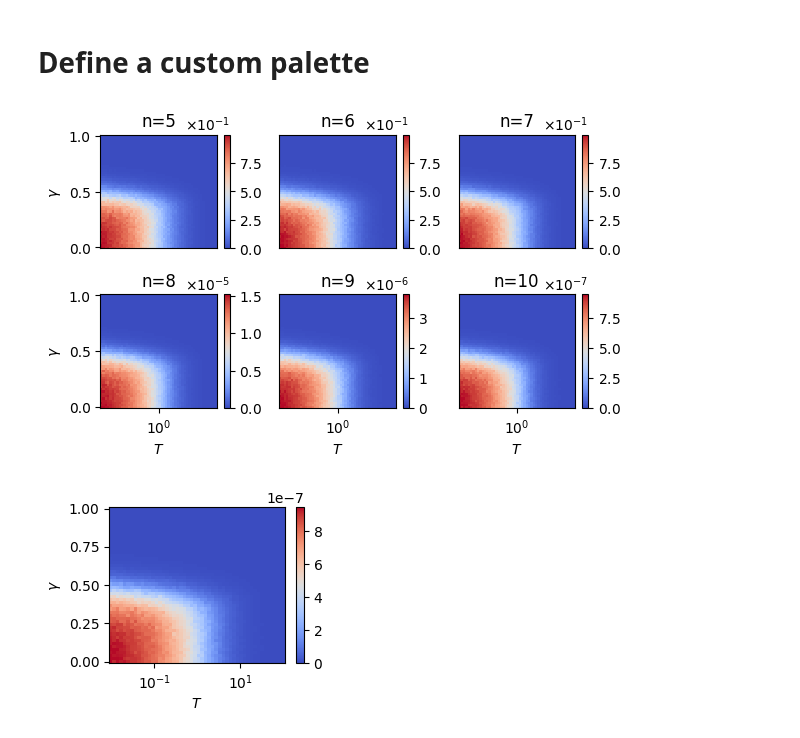
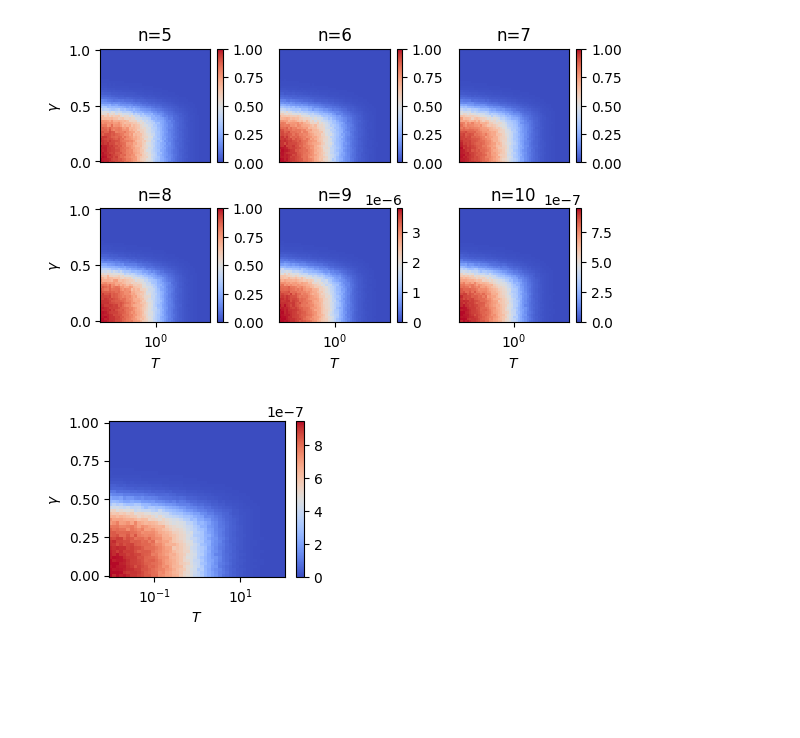
Before and after one commit to petr-ivashkov/quantum-mcmc, a Jupyter notebook: plots/phase_diagram.ipynb, the cells around one changed output. Cells and saved outputs as stored; diff of their text form; code cells hidden in the pictures; blank space fills up the shorter version.

```diff
--- a/plots/phase_diagram.ipynb
+++ b/plots/phase_diagram.ipynb
@@ -13,5 +13,3 @@ for n in range(5,11):
 gamma_range = phase_diagrams[7]['gamma_range']
 T_range = phase_diagrams[7]['T_range']
 num_random_models = phase_diagrams[7]['num_random_models']
-# %% [markdown]
-# Define a custom palette
@@ -40,32 +24,28 @@ pc00 = axs[0, 0].pcolor(T_range,
                         q_avg[5],
                         cmap='coolwarm',
                         vmin=0,
-                        vmax=np.max(q_avg[5])
-                        # vmax=0.065,
+                        vmax=1
                         )
 pc01 = axs[0, 1].pcolor(T_range,
                         gamma_range,
                         q_avg[6],
                         cmap='coolwarm',
                         vmin=0,
-                        vmax=np.max(q_avg[6])
-                        # vmax=0.065,
+                        vmax=1
                         )
 pc02 = axs[0, 2].pcolor(T_range,
                         gamma_range,
                         q_avg[7],
                         cmap='coolwarm',
                         vmin=0,
-                        vmax=np.max(q_avg[7])
-                        # vmax=0.065,
+                        vmax=1
                         )
 pc10 = axs[1, 0].pcolor(T_range,
                         gamma_range,
                         q_avg[8],
                         cmap='coolwarm',
                         vmin=0,
-                        vmax=np.max(q_avg[8])
-                        # vmax=0.04,
+                        vmax=1
                         )
 pc11 = axs[1, 1].pcolor(T_range,
                         gamma_range,
@@ -90,11 +70,6 @@ for i, ax in enumerate(axs.flat):
     # Create a colorbar for each plot, use the same vmax for consistency or adjust as needed
     cbar = fig.colorbar(pc[i], ax=ax)
 
-    # Set the format of the colorbar's tick labels to scientific notation
-    formatter = ScalarFormatter(useMathText=True)  # Enable math text for 'e' in scientific notation
-    formatter.set_scientific(True)  # Enable scientific notation
-    formatter.set_powerlimits((-1, 1))  # Adjust range for switching to scientific notation
-    cbar.ax.yaxis.set_major_formatter(formatter)  # Apply this formatter to the colorbar
 
 # Set log scale
 axs[0, 0].set_xscale('log')
@@ -111,34 +86,34 @@ axs[1, 2].set_xlabel('$T$')
 
 axs[0, 0].set_ylabel('$\gamma$')
 axs[1, 0].set_ylabel('$\gamma$')
 
 # Set ticks to []
 axs[0, 0].set_xticks([])
 axs[0, 1].set_xticks([])
 axs[0, 2].set_xticks([])
 
 axs[0, 1].set_yticks([])
 axs[0, 2].set_yticks([])
 axs[1, 1].set_yticks([])
 axs[1, 2].set_yticks([])
 
 axs[0, 0].set_title('n=5')
 axs[0, 1].set_title('n=6')
 axs[0, 2].set_title('n=7')
 axs[1, 0].set_title('n=8')
 axs[1, 1].set_title('n=9')
 axs[1, 2].set_title('n=10')
 
 
 # Adjust layout to prevent overlap
 plt.tight_layout()
 
 # Display the plot
 plt.show()
 
 fig.savefig(local_path+f'figures/phase_diagram_n5_10')
 # %% [output]
-[figure, old version]
+[figure, new version]
 # %%
 fig = plt.figure(figsize=(figure_size_x/2, figure_size_y/1.5))
 
```
Also changed, not shown: parts of 3 cells of this notebook, 8 other files.
